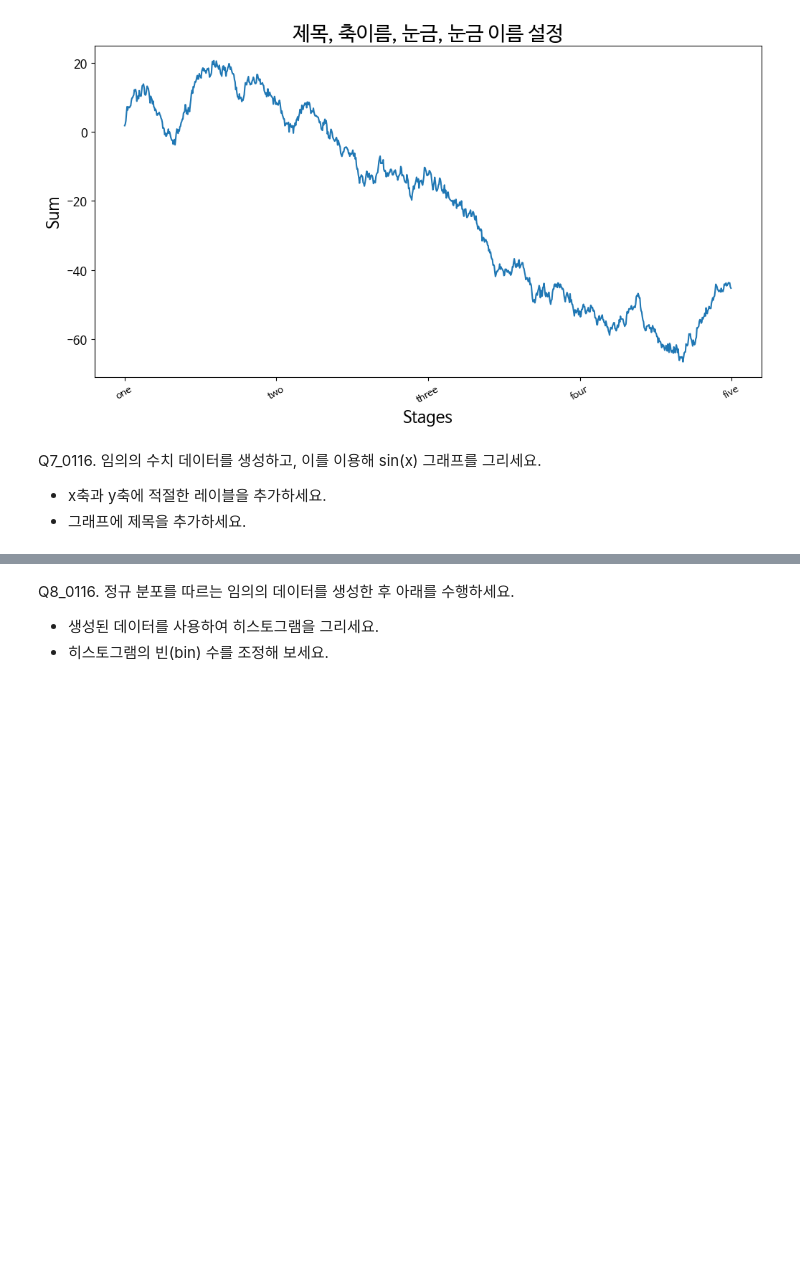
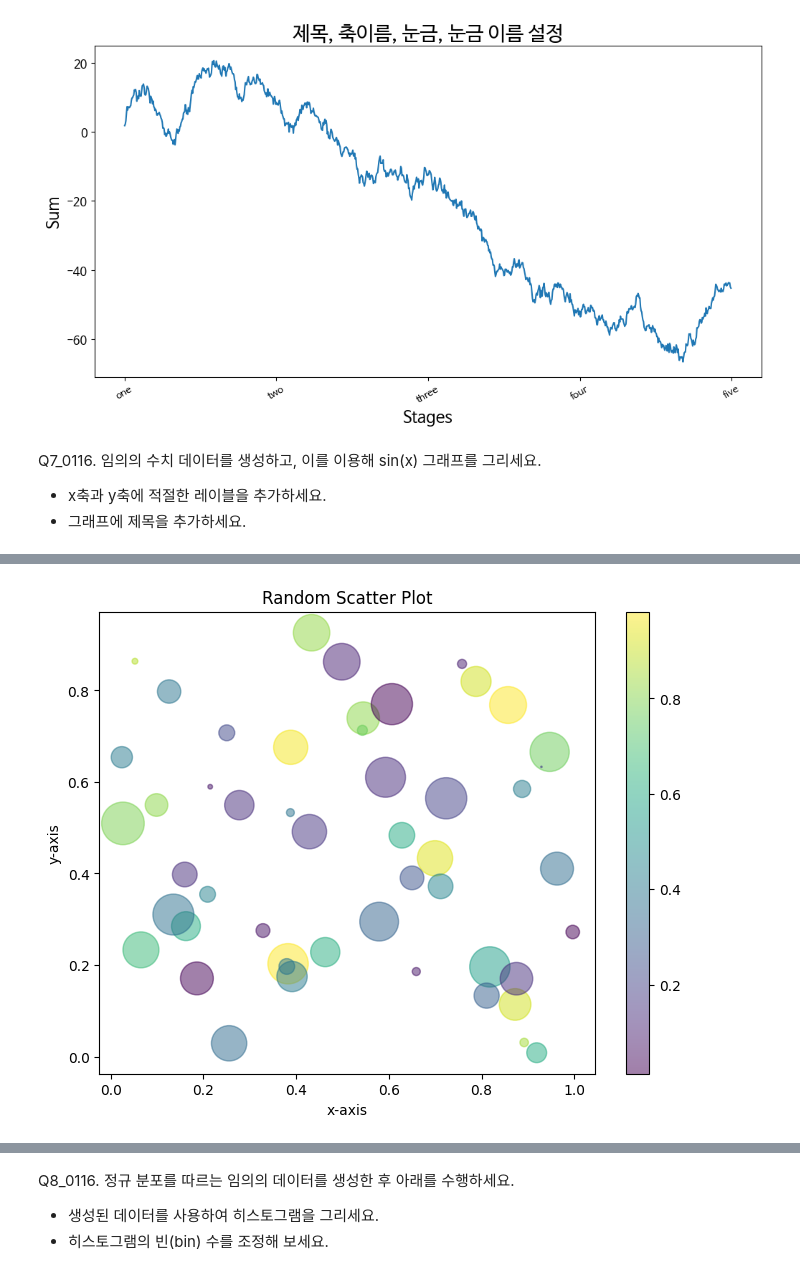
Before and after one commit to CrayonHanChan/kita_231026, a Jupyter notebook: m3_분석라이브러리/visualization/시각화1.ipynb, the cells around one changed output, grey strips where cells are left out. Cells and saved outputs as stored; diff of their text form; code cells hidden in the pictures; blank space fills up the shorter version.

```diff
--- a/m3_분석라이브러리/visualization/시각화1.ipynb
+++ b/m3_분석라이브러리/visualization/시각화1.ipynb
@@ -983,0 +1015,23 @@ Q7_0116. 임의의 수치 데이터를 생성하고, 이를 이용해 sin(x) 그
+# %%
+# Matplotlib를 사용하여 scatter 함수의 예제를 만들기
+
+# 필요한 라이브러리 임포트
+import matplotlib.pyplot as plt
+import numpy as np
+
+# 데이터 생성
+x = np.random.rand(50)  # 50개의 임의의 x 값
+y = np.random.rand(50)  # 50개의 임의의 y 값
+colors = np.random.rand(50)  # 각 점에 대한 색상
+sizes = 1000 * np.random.rand(50)  # 각 점의 크기
+
+# scatter 그래프 그리기
+plt.figure(figsize=(8, 6))  # 그래프 크기 설정
+plt.scatter(x, y, c=colors, s=sizes, alpha=0.5, cmap='viridis')  # scatter 그래프 그리기
+plt.colorbar()  # 색상바 표시
+plt.title("Random Scatter Plot")  # 제목 설정
+plt.xlabel("x-axis")  # x축 레이블
+plt.ylabel("y-axis")  # y축 레이블
+plt.show()  # 그래프 표시
+# %% [output]
+[figure, added]
```
Also changed, not shown: parts of 25 cells of this notebook, 3 other files.
